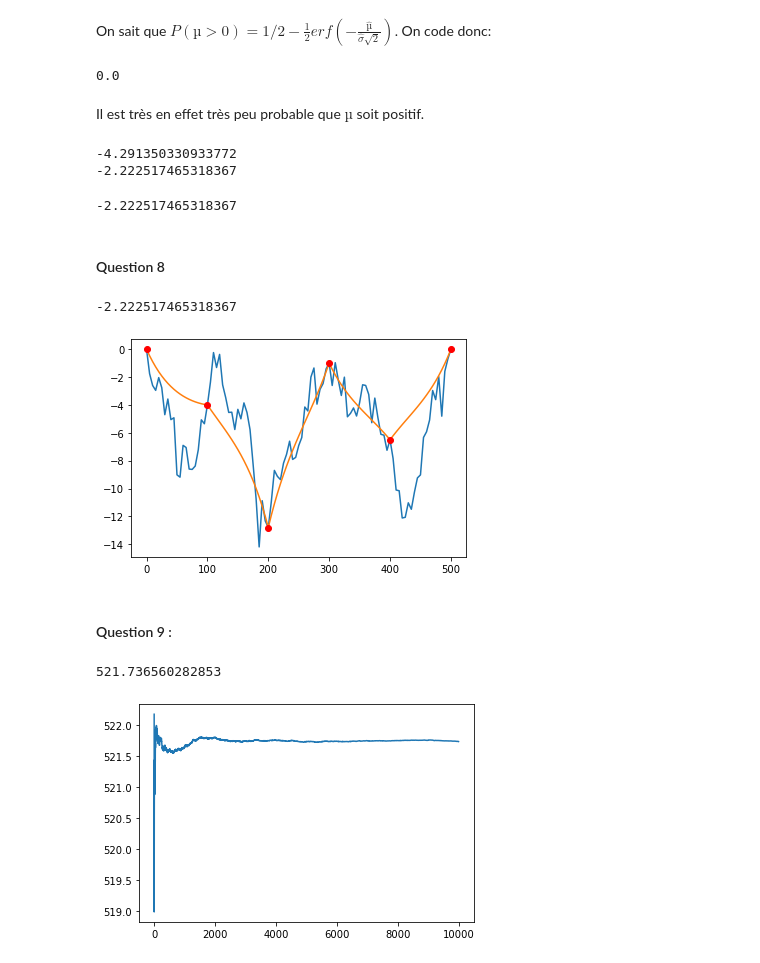
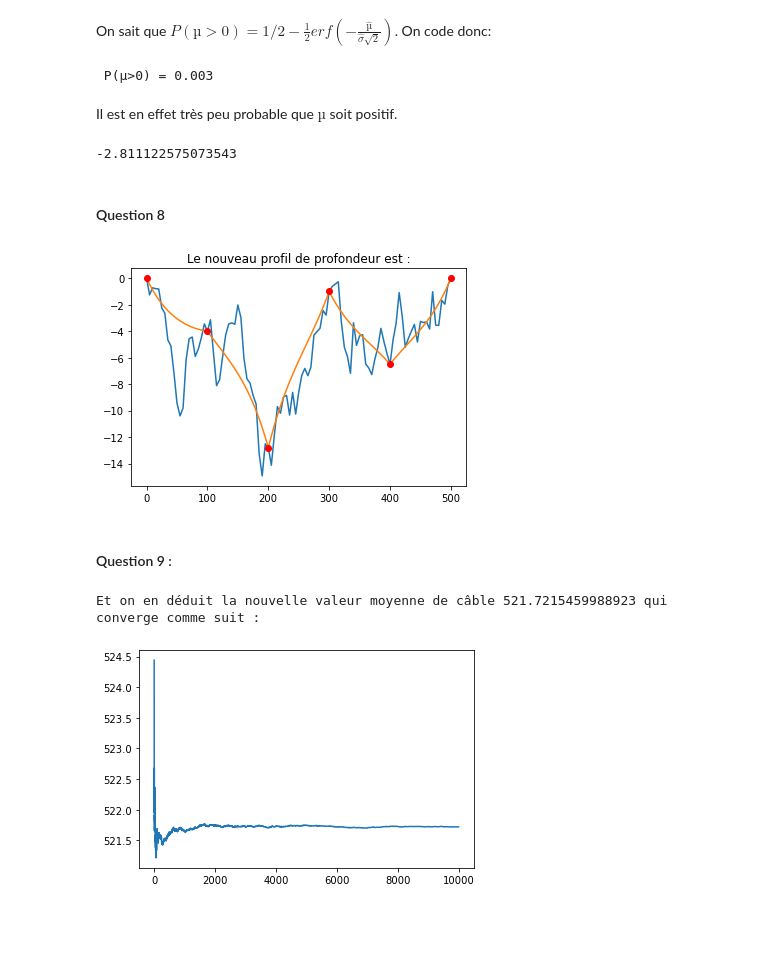
Before and after one commit to 20thuillie/projet_proba_chapel_thuillier, a Jupyter notebook: notebook_chapel_thuillier.ipynb, the cells around one changed output. Cells and saved outputs as stored; diff of their text form; code cells hidden in the pictures; blank space fills up the shorter version.

```diff
--- a/notebook_chapel_thuillier.ipynb
+++ b/notebook_chapel_thuillier.ipynb
@@ -274,25 +293,21 @@ f"La valeur de l'espérance de mu sachant les variables observées est {mu_chap:
 On sait que $P(µ>0) = 1/2 - \frac{1}{2}erf(-\frac{\hat µ}{\hat \sigma \sqrt{2}})$. On code donc:
 # %%
 proba_mu_positif = 0.5 - 0.5*scipy.special.erf(-mu_chap/(sigma2_chap*math.sqrt(2)))
-proba_mu_positif
+print(f" P(µ>0) = {proba_mu_positif:.3f}")
 # %% [output]
-0.0
+ P(µ>0) = 0.003
 # %% [markdown]
-Il est très en effet très peu probable que $µ$ soit positif.
+Il est en effet très peu probable que $µ$ soit positif.
 # %%
 
 #Pour simuler mu sachant Zobs, avec mu négatif on se propose une méthode du rejet :
-print(mu_chap)
 mu_cond = np.random.normal(mu_chap, sigma2_chap)
-print(mu_cond)
 while mu_cond > 0 :
     mu_cond = np.random.normal(mu_chap, sigma2_chap)
 
 mu_cond
 # %% [output]
--4.291350330933772
--2.222517465318367
+-2.811122575073543
--2.222517465318367
 # %% [markdown]
 #### Question 8
 # %%
@@ -308,19 +323,17 @@ while True in (simu_mu > 0) :
     i+=1
     x=np.random.normal(0,1,np.shape(unknown_indexes)[0])
     simu_mu=Ec+np.matmul(Cholesky,x)
-mu
-# %% [output]
--2.222517465318367
 # %%
 allval3_mu=np.zeros(N)
 allval3_mu[unknown_indexes]=simu_mu
 allval3_mu[observation_indexes]=depth
 plt.plot(discretization,allval3_mu)
 plt.plot(discretization,allval1)
 plt.plot(discretization[observation_indexes], depth,'ro')
+plt.title("Le nouveau profil de profondeur est :")
 plt.show()
 # %% [output]
-[figure, old version]
+[figure, new version]
 # %% [markdown]
 #### Question 9 :
 # %%
@@ -342,13 +355,13 @@ for i in range(K):
     allval3_mu[unknown_indexes]=simu_mu
     result_mu[i]=length(allval3_mu,Delta)
 
-print(sum(result_mu)/K)
+print(f"Et on en déduit la nouvelle valeur moyenne de câble {sum(result_mu)/K :.3f} qui converge comme suit :")
 indice_simu = 1+np.arange(K)
 plt.plot(indice_simu,np.cumsum(result_mu)/indice_simu)
 plt.show()
 # %% [output]
-521.736560282853
+Et on en déduit la nouvelle valeur moyenne de câble 521.7215459988923 qui converge comme suit :
-[figure, old version]
+[figure, new version]
 # %%
 plt.hist(result_mu,50,density=True)
 plt.show()
```
Also changed, not shown: parts of 30 cells of this notebook.
